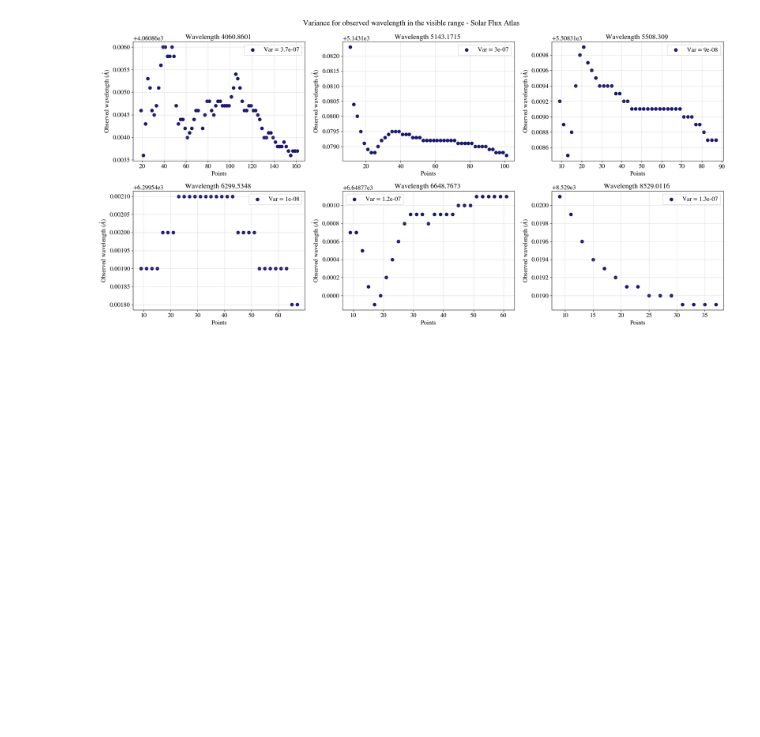
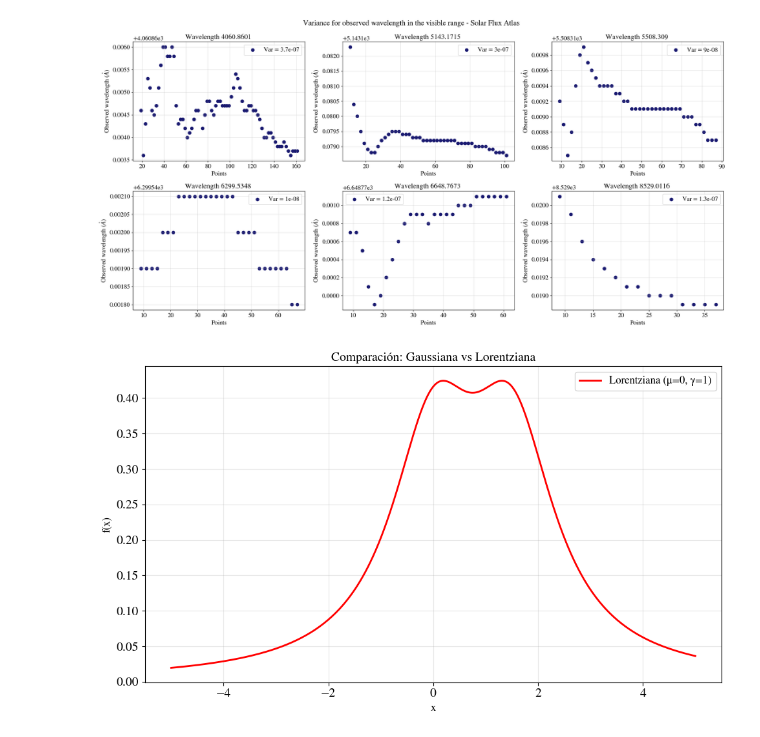
Before and after one commit to ccuellarn/Measurement-and-Characterization-of-Granulation-Patterns-in-the-IAG-Solar-Flux-Spectrum, a Jupyter notebook: Project/Characterization/Statistics/Statistical analysis.ipynb, the cells around one changed output. Saved outputs shown, nothing was run; the diff lists cells and outputs as text; code cells hidden in the pictures; blank space fills up the shorter version.

```diff
--- a/Project/Characterization/Statistics/Statistical analysis.ipynb
+++ b/Project/Characterization/Statistics/Statistical analysis.ipynb
@@ -199,3 +199,45 @@ fig5.tight_layout()
 # fig5.savefig('variance VIS')
 # %% [output]
 [figure]
+# %%
+import numpy as np
+import matplotlib.pyplot as plt
+
+# Definir el rango de x
+x = np.linspace(-5, 5, 1000)
+
+# Parámetros de las funciones
+mu = 0        # Media (centro)
+sigma = 1     # Desviación estándar (ancho gaussiana)
+gamma = 1     # Parámetro de ancho lorentziana
+
+# Función gaussiana
+def gaussian(x, mu, sigma):
+    return (1/(sigma * np.sqrt(2 * np.pi))) * np.exp(-0.5 * ((x - mu)/sigma)**2)
+
+# Función lorentziana (distribución de Cauchy)
+def lorentzian(x, mu, gamma):
+    return (1/np.pi) * (gamma / ((x - mu)**2 + gamma**2))
+
+# Calcular las funciones
+# y_gauss = gaussian(x, mu, sigma) + gaussian(x, 2.0, sigma)
+y_lorentz = lorentzian(x, mu, gamma) + lorentzian(x,1.5,gamma)
+
+# Crear la gráfica
+plt.figure(figsize=(10, 6))
+# plt.plot(x, y_gauss, 'b-', linewidth=2, label='Gaussiana (μ=0, σ=1)')
+plt.plot(x, y_lorentz, 'r-', linewidth=2, label='Lorentziana (μ=0, γ=1)')
+
+# Personalizar el gráfico
+plt.title('Comparación: Gaussiana vs Lorentziana', fontsize=14)
+plt.xlabel('x', fontsize=12)
+plt.ylabel('f(x)', fontsize=12)
+plt.legend(fontsize=12)
+plt.grid(True, alpha=0.3)
+ # Ajustar límites en y para mejor visualización
+
+# Mostrar el gráfico
+plt.tight_layout()
+plt.show()
+# %% [output]
+[figure, added]
```
Also changed, not shown: parts of 1 cell of this notebook, 8 other files.
